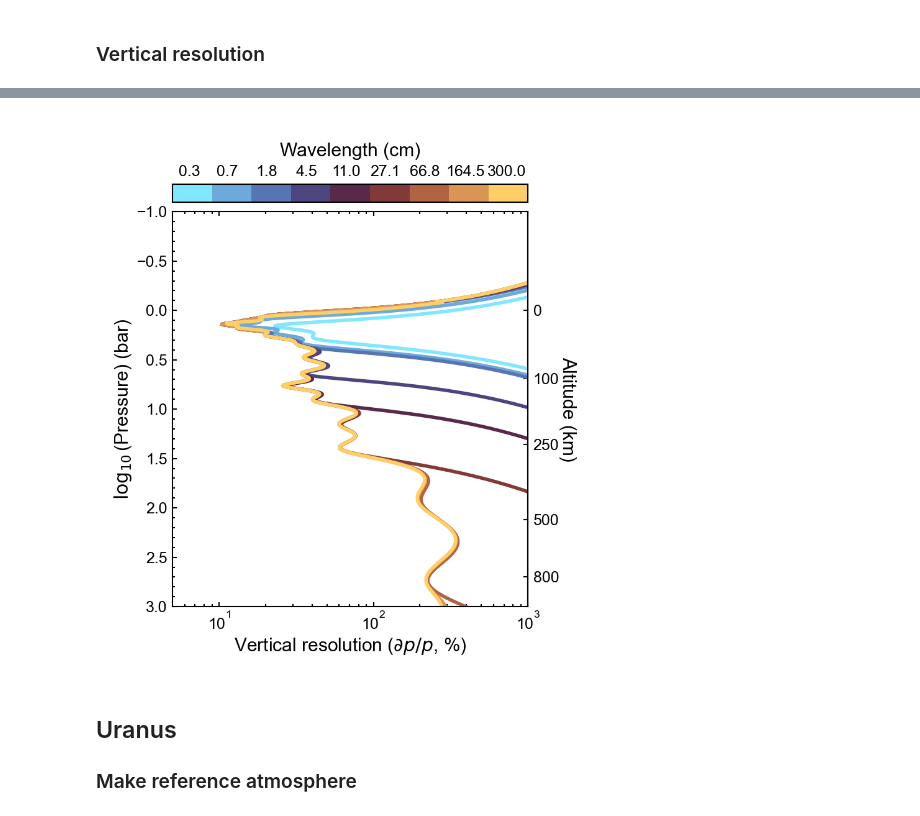
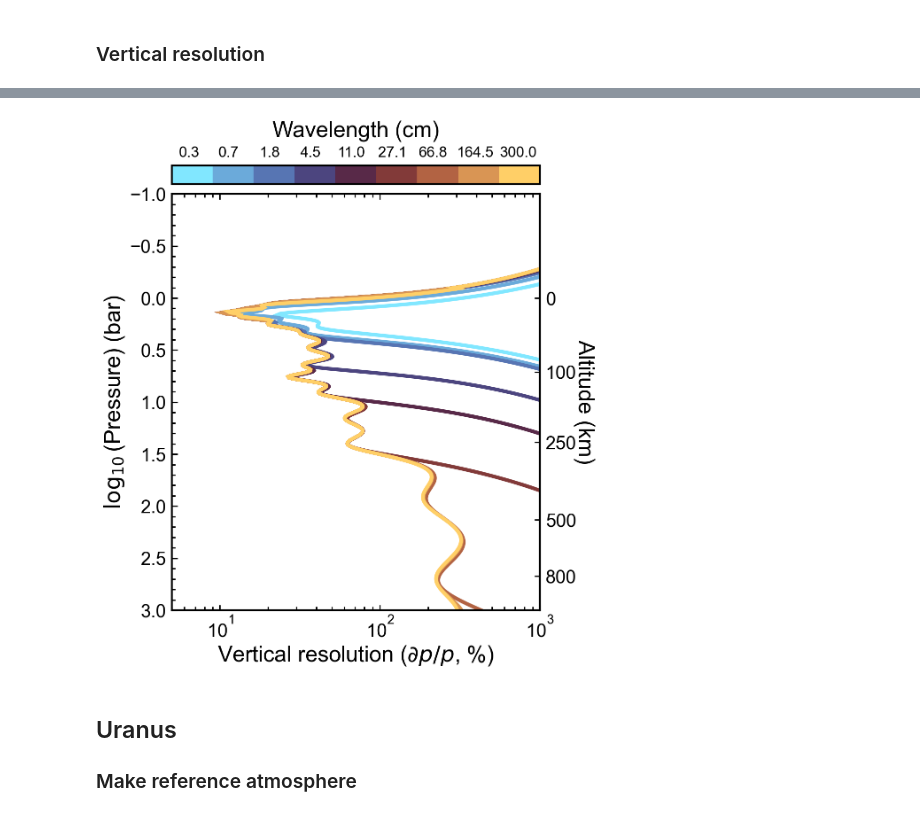
Before and after one commit to abakins/ECCM_MRTM, a Jupyter notebook: demos/Akins_Hofstadter_2026/Fig8-9_InfoContent/Book3_Information_Content.ipynb, the cells around one changed output, grey strips where cells are left out. Drawn from its saved outputs; the diff is of its cells as text; code cells hidden in the pictures.

```diff
--- a/demos/Akins_Hofstadter_2026/Fig8-9_InfoContent/Book3_Information_Content.ipynb
+++ b/demos/Akins_Hofstadter_2026/Fig8-9_InfoContent/Book3_Information_Content.ipynb
@@ -4,6 +4,7 @@
 
 ### Imports
 # %%
+import os
 import pickle
 import numpy as np
 from numba import njit
@@ -14,13 +15,9 @@ import matplotlib.colors as colors
 from matplotlib import ticker
 from tqdm.auto import tqdm
 
-import sys
-sys.path.append('/Users/akins/Documents/Codes/ECCM_MRTM')
-import eccm
-import mrtm
-
-plt.style.use('~/Documents/Research/Akins.mplstyle')
-%matplotlib widget
+from eccm_mrtm import eccm, mrtm
+module_dir = eccm.__path__[0]
+plt.style.use('../eccm.mplstyle')
 
 def degrees_of_freedom(ev):
     ds = np.sum(ev**2 / (1 + ev**2))
@@ -318,9 +334,9 @@ incang_deg = 0.
 minloc = np.argmin(abs(pressure_grid / spc.bar - 1e-3))
 maxloc = np.argmin(abs(pressure_grid / spc.bar - 1000e3))
 slc = slice(maxloc, minloc, 3)
-# full_tau, weight_up, weight_limb, Tup, Tlimb = mrtm.mrtm(freq_ghz, incang_deg, altitude_grid[slc], pressure_grid[slc], temperature_grid[slc], x_h2o[slc], x_nh3[slc], x_h2s[slc], x_ch4[slc], x_ph3[slc], x_h2[slc], x_he[slc], planet_radius)
+full_tau, weight_up, weight_limb, Tup, Tlimb = mrtm.mrtm(freq_ghz, incang_deg, altitude_grid[slc], pressure_grid[slc], temperature_grid[slc], x_h2o[slc], x_nh3[slc], x_h2s[slc], x_ch4[slc], x_ph3[slc], x_h2[slc], x_he[slc], planet_radius)
 incang_deg = 50.
-#full_tau2, weight_up2, weight_limb2, Tup2, Tlimb2 = mrtm.mrtm(freq_ghz, incang_deg, altitude_grid[slc], pressure_grid[slc], temperature_grid[slc], x_h2o[slc], x_nh3[slc], x_h2s[slc], x_ch4[slc], x_ph3[slc], x_h2[slc], x_he[slc], planet_radius)
+full_tau2, weight_up2, weight_limb2, Tup2, Tlimb2 = mrtm.mrtm(freq_ghz, incang_deg, altitude_grid[slc], pressure_grid[slc], temperature_grid[slc], x_h2o[slc], x_nh3[slc], x_h2s[slc], x_ch4[slc], x_ph3[slc], x_h2[slc], x_he[slc], planet_radius)
 
 fig = plt.figure(figsize=(8, 9))
 ax = fig.add_subplot(1, 1, 1)
@@ -365,8 +381,8 @@ cbar = fig.colorbar(
     boundaries=edges, ticks=tick_locs
 )
 cbar.set_label('Wavelength (cm)', labelpad=10)
-cbar.ax.set_xticklabels(tick_labels)
+cbar.ax.set_xticklabels(tick_labels, size=16)
 
 fig.tight_layout()
-fig.savefig('saturn_vertical.png', dpi=300)
+fig.savefig('saturn_vertical.pdf')
 # %% [output]
@@ -373,4 +391,4 @@ fig.savefig('saturn_vertical.png', dpi=300)
-[figure, old version]
+[figure, new version]
 # %% [markdown]
 ## Uranus
 
```
Also changed, not shown: parts of 6 cells of this notebook, 28 other files.
